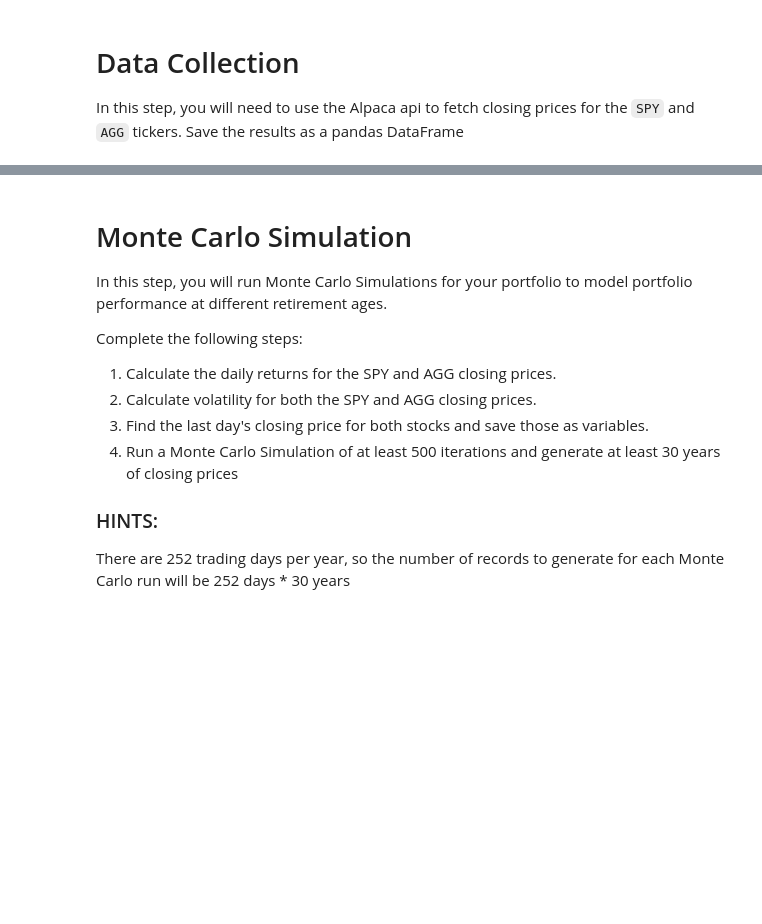
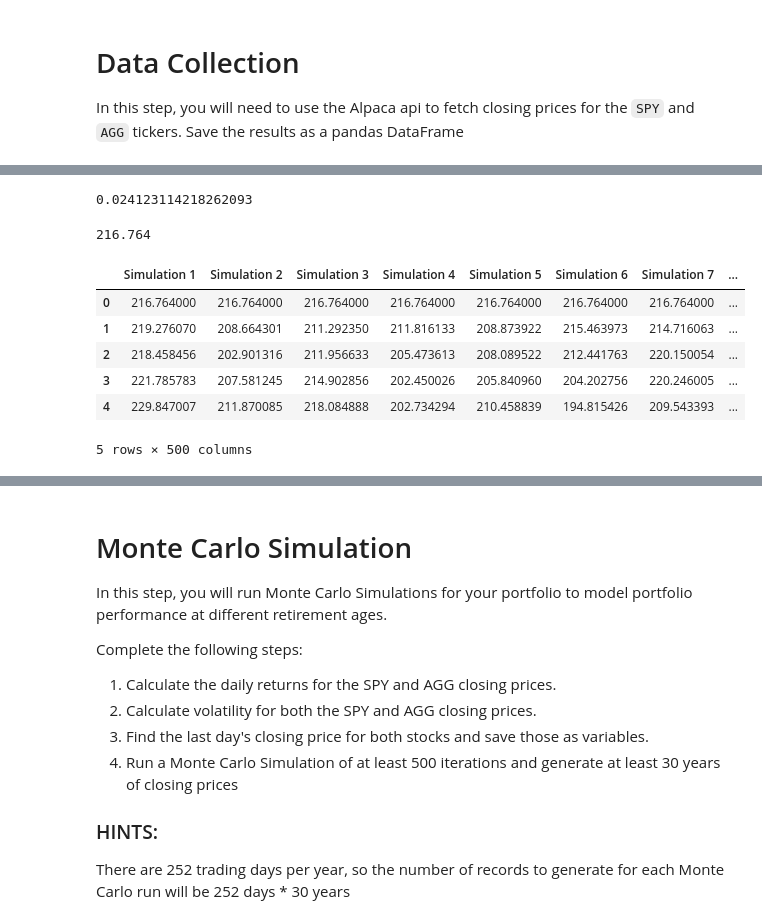
Before and after one commit to baseronu/API, a Jupyter notebook: portfolio_planner.ipynb, the cells around one changed output, grey strips where cells are left out. Saved outputs shown, nothing was run; the diff lists cells and outputs as text; code cells hidden in the pictures; blank space fills up the shorter version.

```diff
--- a/portfolio_planner.ipynb
+++ b/portfolio_planner.ipynb
@@ -83,0 +83,48 @@ spy_n.head()
+# %%
+# Use the `std` function to calculate the standard deviation of daily returns for AAPL
+std_dev_daily_return= daily_returns.std()['port']
+std_dev_daily_return
+# %% [output]
+0.024123114218262093
+# %%
+# Set number of trading days and get last closing price of AAPL from DataFrame
+num_trading_days = 252 *30
+num_simulations = 500
+last_price =df['port'][-1]
+last_price
+# %% [output]
+216.764
+# %%
+# Initialize the simulated prices list with the last closing price of AAPL
+simulated_prices = [last_price]
+avg_daily_return = daily_returns.mean()['port']
+
+# Initialize empty DataFrame to hold simulated prices for each simulation
+simulated_price_df = pd.DataFrame()
+
+# Run the simulation of projecting stock prices for the next trading year, `500` times
+for n in range(num_simulations):
+
+    # Initialize the simulated prices list with the last closing price of AAPL
+    simulated_prices = [last_price]
+
+    # Simulate the returns for 252 *30 days
+    for i in range(num_trading_days):
+        # Calculate the simulated price using the last price within the list
+        simulated_price = simulated_prices[-1] * (1 + np.random.normal(avg_daily_return, std_dev_daily_return))
+        # Append the simulated price to the list
+        simulated_prices.append(simulated_price)
+
+    # Append a simulated prices of each simulation to DataFrame
+    simulated_price_df[f"Simulation {n+1}"] = pd.Series(simulated_prices)
+
+# Print head of DataFrame
+simulated_price_df.head()
+# %% [output]
+|  | Simulation 1 | Simulation 2 | Simulation 3 | Simulation 4 | Simulation 5 | Simulation 6 | Simulation 7 | ... |
+| 0 | 216.764000 | 216.764000 | 216.764000 | 216.764000 | 216.764000 | 216.764000 | 216.764000 | ... |
+| 1 | 219.276070 | 208.664301 | 211.292350 | 211.816133 | 208.873922 | 215.463973 | 214.716063 | ... |
+| 2 | 218.458456 | 202.901316 | 211.956633 | 205.473613 | 208.089522 | 212.441763 | 220.150054 | ... |
+| 3 | 221.785783 | 207.581245 | 214.902856 | 202.450026 | 205.840960 | 204.202756 | 220.246005 | ... |
+| 4 | 229.847007 | 211.870085 | 218.084888 | 202.734294 | 210.458839 | 194.815426 | 209.543393 | ... |
+5 rows × 500 columns
```
Also changed, not shown: parts of 24 cells of this notebook.
